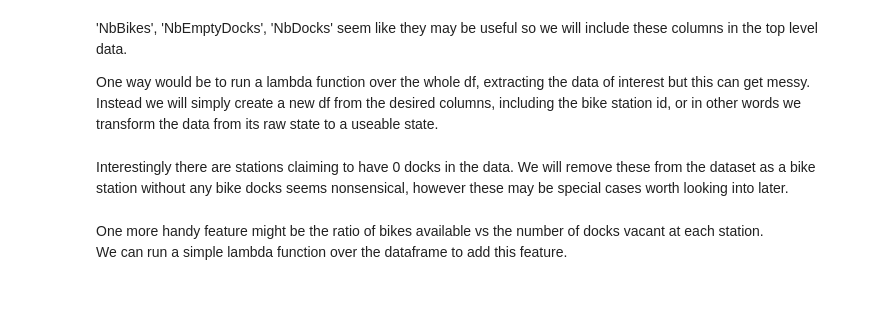
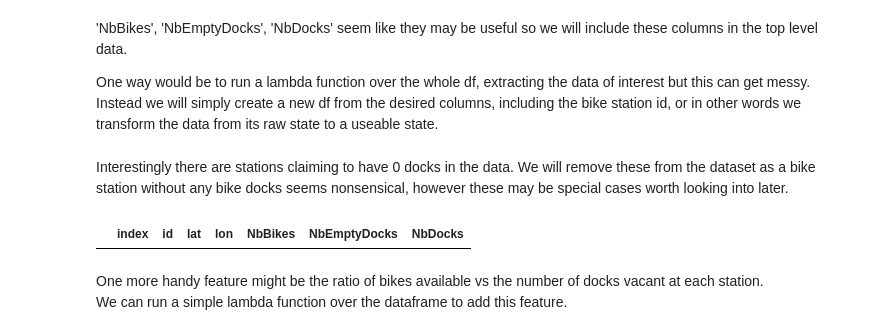
Before and after one commit to rybo-code/transport-for-london, a Jupyter notebook: noteboooks/bike_point_notebook.ipynb, the cells around one changed output. Drawn from its saved outputs; the diff is of its cells as text; code cells hidden in the pictures; blank space fills up the shorter version.

```diff
--- a/noteboooks/bike_point_notebook.ipynb
+++ b/noteboooks/bike_point_notebook.ipynb
@@ -101,6 +101,10 @@ Interestingly there are stations claiming to have 0 docks in the data. We will r
 bike_stations_df[additional_cols] = bike_stations_df[additional_cols].astype(int)
 bike_stations_df['id'] = bike_stations_df['id'].astype(str)
 clean_df = bike_stations_df.query('NbDocks > 0').reset_index()
+# %%
+clean_df.query('NbDocks == 0')
+# %% [output]
+|  | index | id | lat | lon | NbBikes | NbEmptyDocks | NbDocks |
 # %% [markdown]
 One more handy feature might be the ratio of bikes available vs the number of docks vacant at each station.
 We can run a simple lambda function over the dataframe to add this feature.
```
Also changed, not shown: parts of 7 cells of this notebook.
